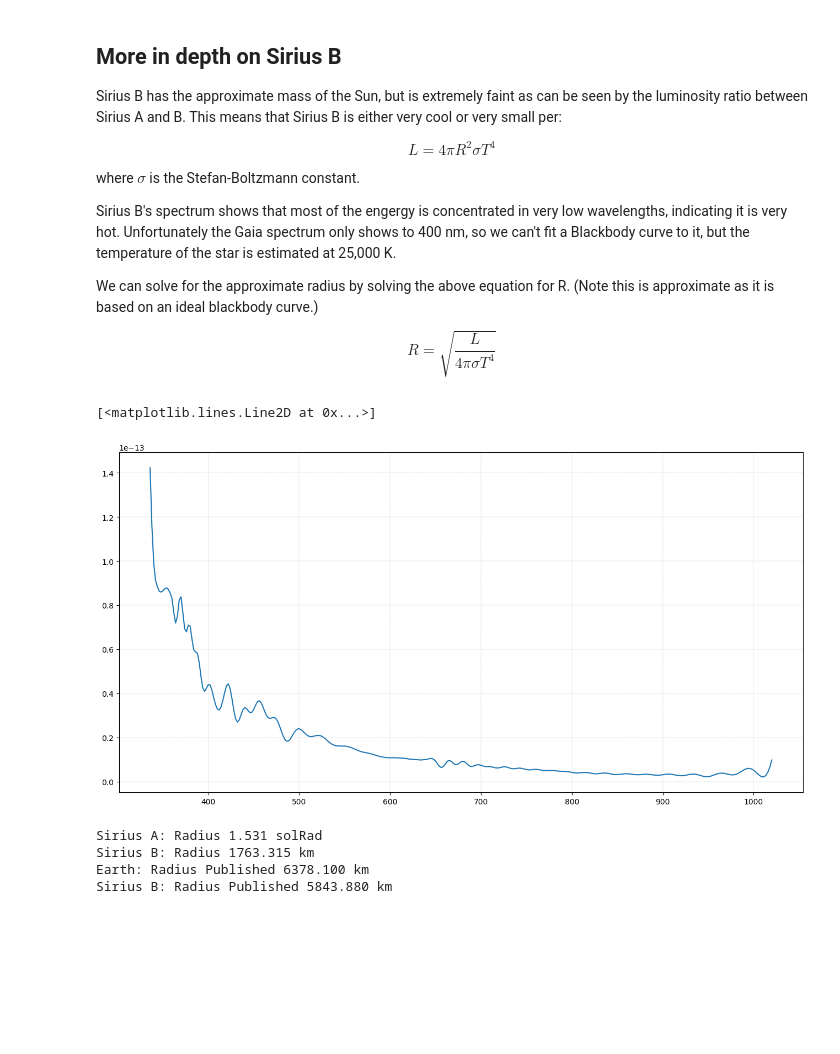
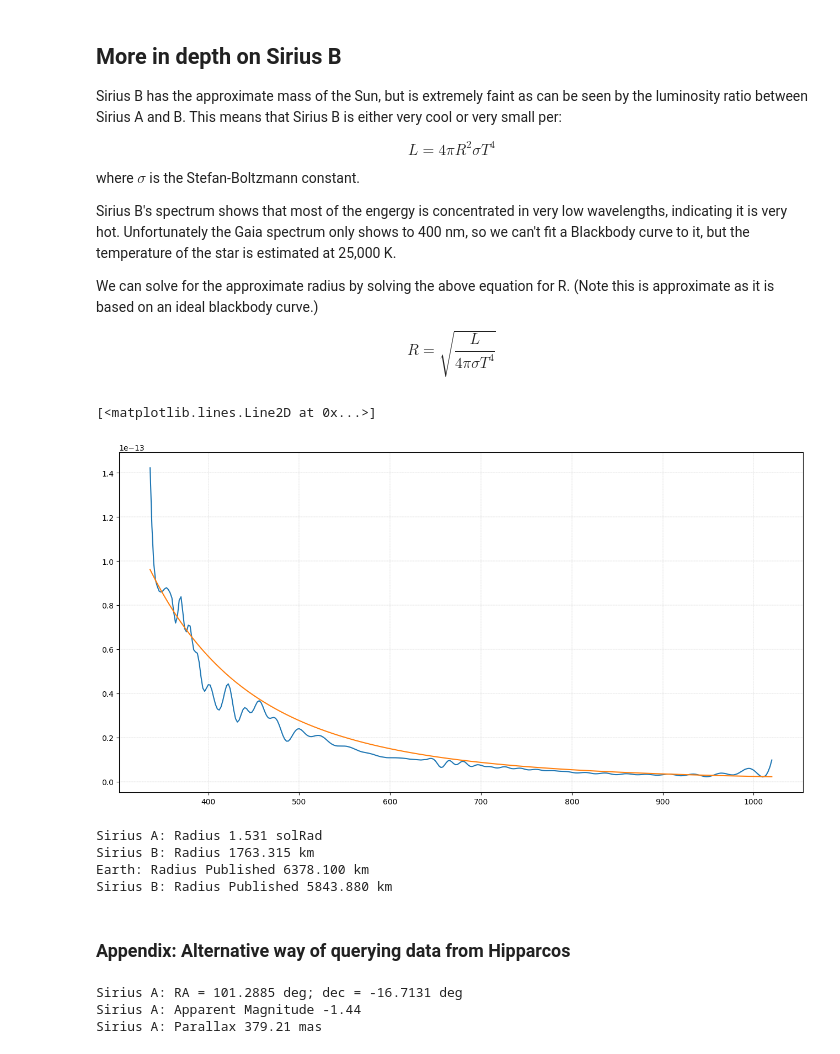
Before and after one commit to jeffrwatts/astronomy-notebooks, a Jupyter notebook: Sirius A and B.ipynb, the cells around one changed output. Cells and saved outputs as stored; diff of their text form; code cells hidden in the pictures; blank space fills up the shorter version.

```diff
--- a/Sirius A and B.ipynb
+++ b/Sirius A and B.ipynb
@@ -383,25 +404,38 @@ Sirius B's spectrum shows that most of the engergy is concentrated in very low w
 We can solve for the approximate radius by solving the above equation for R. (Note this is approximate as it is based on an ideal blackbody curve.)
 
 $$ R = \sqrt{\frac{L}{4 \pi \sigma T^4}} $$
-# %%
-# Obtain the spectrum of Sirius B.
-source_id = df.loc[0, 'source_id']
-datalink = Gaia.load_data(source_id, data_structure = 'INDIVIDUAL', retrieval_type = 'XP_SAMPLED')
-outputs = [datalink[key][0] for key in datalink.keys()]
-table = outputs[0].to_table()
-df_star_spectra = table.to_pandas()
-
-# GAIA Units: Wavelength - nm; flux - W m-2 nm-1
-# source
-wavelength = (df_star_spectra['wavelength'].to_numpy()*u.nm)
-flux = df_star_spectra['flux'].to_numpy()*u.W/u.m**2/u.nm
-
-fig, ax = plt.subplots(figsize=(16, 8))
-ax.grid(color='grey', alpha=0.8, linestyle='-.', linewidth=0.2, axis='both')
-ax.plot(wavelength, flux)
-# %% [output]
-[<matplotlib.lines.Line2D at 0x...>]
-[figure, removed]
+# %%
+# Note: Would have liked to fit a spectrum to estimate temperature, but most of the energy in the
+# Sirius B spectrum is outside of the bands measured by GAIA, so need to take published values
+
+# Published temperatures for Sirius A and B
+sirius_a_temp = 9940 * u.K
+sirius_b_temp = 25000 * u.K
+
+# GAIA Units: Wavelength - nm; flux - W m-2 nm-1
+flux_units = u.W/u.m**2/u.nm
+
+# Obtain the spectrum of Sirius B from GAIA.
+datalink = Gaia.load_data(sirius_b_source_id, data_structure = 'INDIVIDUAL', retrieval_type = 'XP_SAMPLED')
+outputs = [datalink[key][0] for key in datalink.keys()]
+table = outputs[0].to_table()
+df_star_spectra = table.to_pandas()
+wavelength = (df_star_spectra['wavelength'].to_numpy()*u.nm)
+flux = df_star_spectra['flux'].to_numpy()*u.W/u.m**2/u.nm
+
+# Create a Blackbody spectrum for Sirius B to compare against spectrum.
+scale = np.pi/2 * pow(10, -20)*flux_units/u.sr
+bb = BlackBody(temperature=sirius_b_temp, scale=scale)
+bb_flux = bb(wavelength)
+
+# Plot Sirius B against Blackbody spectrum
+fig, ax = plt.subplots(figsize=(16, 8))
+ax.grid(color='grey', alpha=0.8, linestyle='-.', linewidth=0.2, axis='both')
+ax.plot(wavelength, flux)
+ax.plot(wavelength, bb_flux)
+# %% [output]
+[<matplotlib.lines.Line2D at 0x...>]
+[figure, added]
 # %%
 # Now that we know this is very hot and very dim, determine the star's size.
 # Note these values are a little off the published ones as the radius calculate assumes an ideal Blackbody
@@ -429,3 +460,27 @@ Sirius A: Radius 1.531 solRad
 Sirius B: Radius 1763.315 km
 Earth: Radius Published 6378.100 km
 Sirius B: Radius Published 5843.880 km
+# %% [markdown]
+### Appendix: Alternative way of querying data from Hipparcos
+# %%
+from astroquery.vizier import Vizier
+
+alt_c_a = SkyCoord.from_name("Sirius A")
+
+# Set the Vizier instance to use the Hipparcos catalog
+catalog = "I/239/hip_main"
+v = Vizier(columns=['HIP', 'RAhms', 'DEdms', 'Vmag', 'Plx', 'B-V', 'SpType'], row_limit=-1, catalog=catalog)
+result = v.query_region(SkyCoord(alt_c_a.ra.deg, alt_c_a.dec.deg, unit=(u.deg, u.deg)), radius="0.02 deg")
+
+# Extract data
+alt_sirius_a_coor = SkyCoord(result[catalog]['RAhms'][0], result[catalog]['DEdms'][0], unit=(u.hourangle, u.deg))
+alt_sirius_a_app_mag = result[catalog]['Vmag'][0] # Magnitude in Johnson V
+alt_sirius_a_parallax = result[catalog]['Plx'][0] * u.mas
+
+print(f"Sirius A: RA = {alt_sirius_a_coor.ra:.4f}; dec = {alt_sirius_a_coor.dec:.4f}")
+print(f"Sirius A: Apparent Magnitude {alt_sirius_a_app_mag:.2f}")
+print(f"Sirius A: Parallax {alt_sirius_a_parallax:.2f}")
+# %% [output]
+Sirius A: RA = 101.2885 deg; dec = -16.7131 deg
+Sirius A: Apparent Magnitude -1.44
+Sirius A: Parallax 379.21 mas
```
Also changed, not shown: parts of 5 cells of this notebook.
